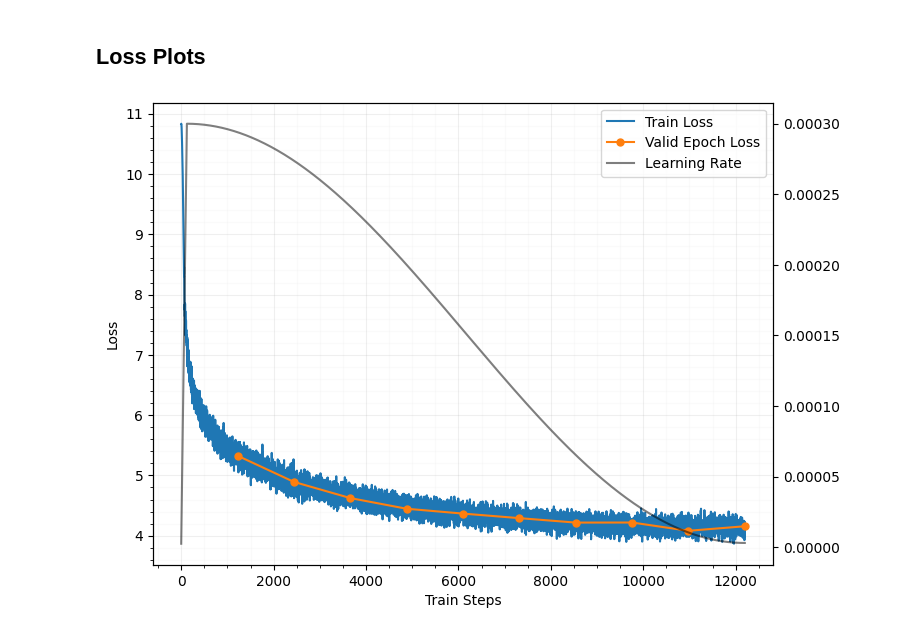
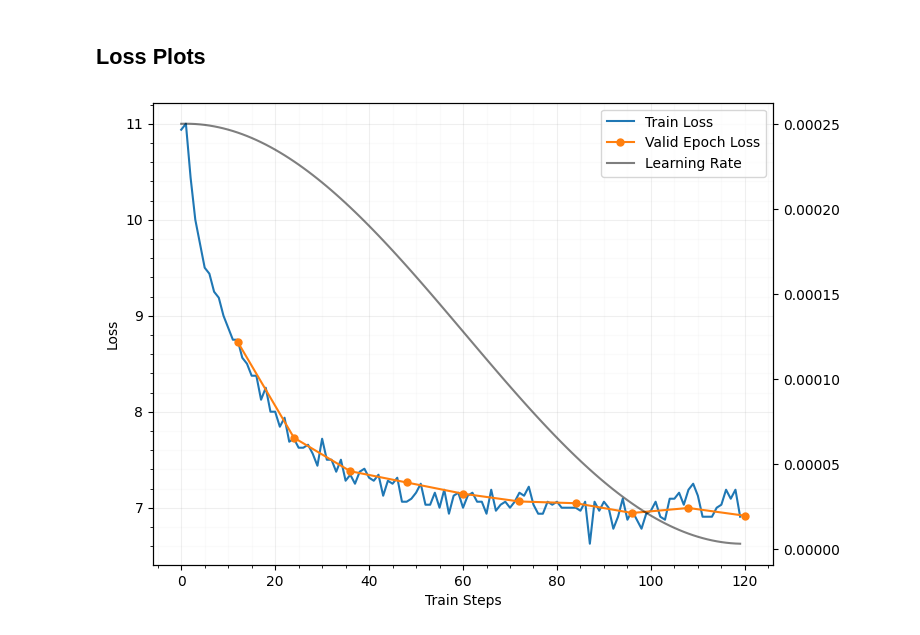
Before and after one commit to samgd/kernels, a Jupyter notebook: notebooks/triton_model.ipynb, the cells around one changed output. Drawn from its saved outputs; the diff is of its cells as text; code cells hidden in the pictures.

Commit message:
Move dataset and train logic to Python modules and import

```diff
--- a/notebooks/triton_model.ipynb
+++ b/notebooks/triton_model.ipynb
@@ -26,7 +26,7 @@ VALID_BIN = DATA_DIR / "owt_valid.uint16.bin"
 
 SEQ_LEN = 256
 BATCH_SIZE = 32
-TOTAL_TOKENS = 100_000_000
+TOTAL_TOKENS = 1_000_000
 EPOCHS = 10
 EVAL_TOKENS = 100_000
 
@@ -39,27 +39,3 @@ STEPS_PER_EPOCH=1220, EVAL_STEPS=12
-# %%
-class Dataset(torch.utils.data.Dataset):
-    def __init__(self, seq_len: int, path: Path):
-        super().__init__()
-        self.seq_len = seq_len
-        self.path = path
-        # Lazy load to avoid worker processes loading array into memory when pickling Dataset.
-        self._data = None
-
-    @property
-    def data(self):
-        if self._data is None:
-            self._data = open_mmap(self.path)
-        return self._data
-
-    def __getitem__(self, idx: int) -> tuple[Integer[torch.Tensor, "batch seq_len"], Integer[torch.Tensor, "batch seq_len"]]:
-        x = torch.tensor(self.data[idx:idx+self.seq_len]).int()
-        y = torch.tensor(self.data[idx + 1:idx+self.seq_len + 1]).int()
-        return x, y
-
-    def __len__(self) -> int:
-        # Targets require `idx + 1:idx + seq_len + 1` to exist so effectively:
-        # `len(self.data) - (self.seq_len + 1) + 1`
-        return max(len(self.data) - self.seq_len, 0)
 # %%
 train_ds = Dataset(SEQ_LEN, TRAIN_BIN)
 valid_ds = Dataset(SEQ_LEN, VALID_BIN)
@@ -105,7 +81,7 @@ print(f"{num_embeddings=}, {d_model=}, {d_ff=}, {n_head=}")
 # %% [output]
 num_embeddings=50257, d_model=512, d_ff=1344, n_head=8
 # %%
-model = Transformer("triton", num_embeddings, depth, d_model, n_head, d_ff, device="cuda")
+model = Transformer("pytorch", num_embeddings, depth, d_model, n_head, d_ff, device="cuda")
 # %%
 num_params_mil = sum([p.numel() for p in model.parameters()]) / 1e6
 print(f"{num_params_mil=:5.1f}M")
@@ -194,3 +119,5 @@ for epoch in range(EPOCHS):
+# %%
+logs = train(model, opt, lr_sched, train_dl, valid_dl, cross_entropy, EPOCHS)
 # %% [markdown]
 ## Loss Plots
 # %%
@@ -198,28 +125,28 @@ valid_epoch_steps = [i*len(train_dl) for i in range(1, EPOCHS + 1)]
 # %%
 fig, ax = plt.subplots(figsize=(8, 6))
 
-ax.plot(losses, label="Train Loss")
-ax.plot(valid_epoch_steps, valid_epoch_losses, marker='o', markersize=5, label="Valid Epoch Loss")
+ax.plot(logs["losses"], label="Train Loss")
+ax.plot(valid_epoch_steps, logs["valid_epoch_losses"], marker='o', markersize=5, label="Valid Epoch Loss")
 
 ax2 = ax.twinx()
-ax2.plot(lrs, color="black", alpha=0.5, label="Learning Rate")
+ax2.plot(logs["lrs"], color="black", alpha=0.5, label="Learning Rate")
 
 # Combine ax and ax2 legends.
 handles = []
 labels = []
 for a in [ax, ax2]:
     h, l = a.get_legend_handles_labels()
     handles.extend(h)
     labels.extend(l)
 ax.legend(handles, labels)
 
 ax.set_xlabel("Train Steps")
 ax.set_ylabel("Loss")
 
 ax.grid(which="major", alpha=0.20)
 ax.minorticks_on()
 ax.grid(which="minor", alpha=0.05)
 
 plt.show()
 # %% [output]
-[figure, old version]
+[figure, new version]
```
Also changed, not shown: parts of 3 cells of this notebook, 2 other files.
